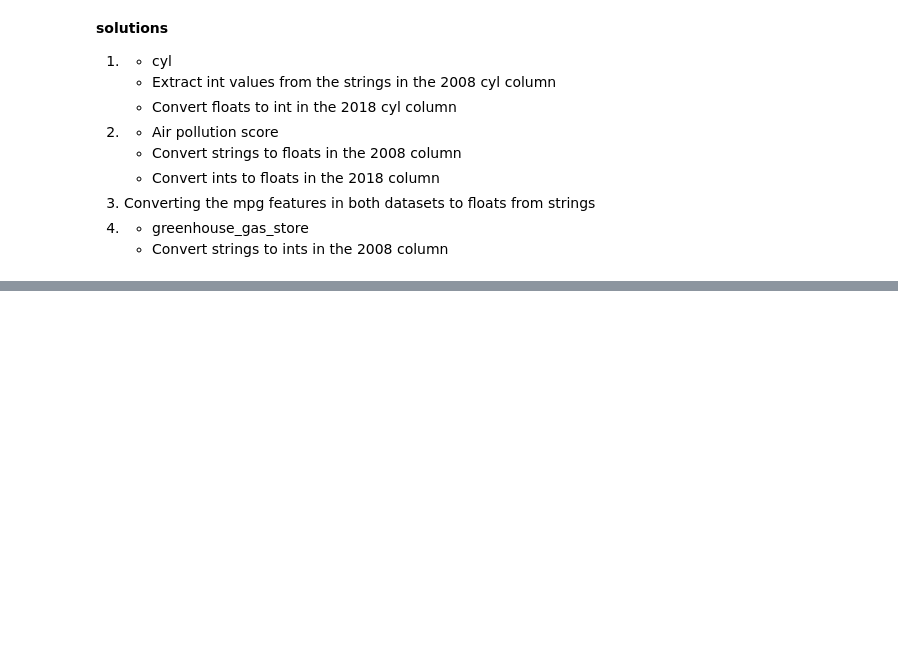
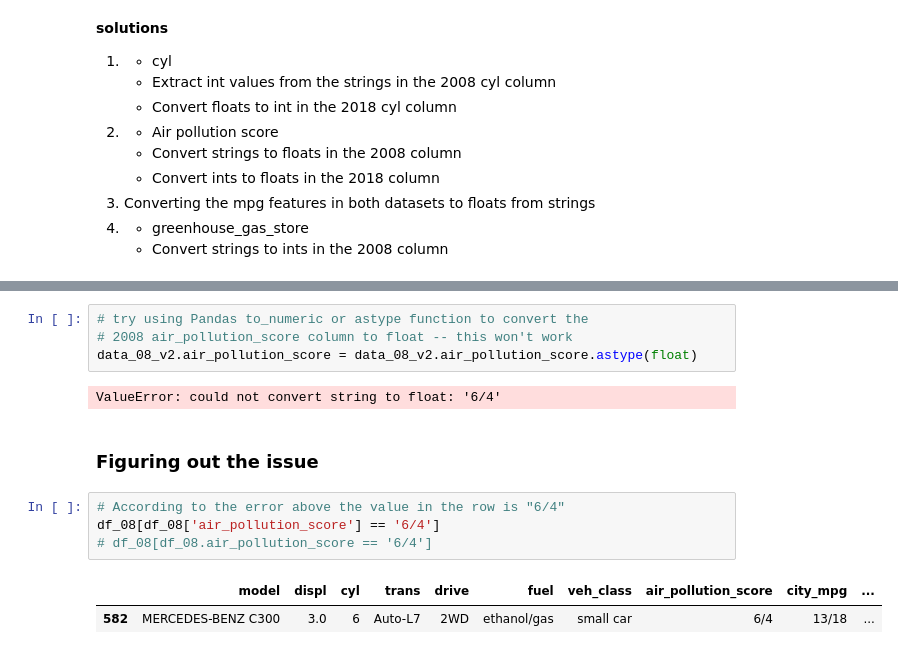
Before and after one commit to jumbamark/data_analysis, a Jupyter notebook: case_studies/second/fuel_economy.ipynb, the cells around one changed output, grey strips where cells are left out. Drawn from its saved outputs; the diff is of its cells as text; blank space fills up the shorter version.

```diff
--- a/case_studies/second/fuel_economy.ipynb
+++ b/case_studies/second/fuel_economy.ipynb
@@ -437,0 +489,15 @@ __solutions__
+# %%
+# try using Pandas to_numeric or astype function to convert the
+# 2008 air_pollution_score column to float -- this won't work
+data_08_v2.air_pollution_score = data_08_v2.air_pollution_score.astype(float)
+# %% [output]
+ValueError: could not convert string to float: '6/4'
+# %% [markdown]
+### Figuring out the issue
+# %%
+# According to the error above the value in the row is "6/4"
+df_08[df_08['air_pollution_score'] == '6/4']
+# df_08[df_08.air_pollution_score == '6/4']
+# %% [output]
+|  | model | displ | cyl | trans | drive | fuel | veh_class | air_pollution_score | city_mpg | ... |
+| 582 | MERCEDES-BENZ C300 | 3.0 | 6 | Auto-L7 | 2WD | ethanol/gas | small car | 6/4 | 13/18 | ... |
```
Also changed, not shown: parts of 43 cells of this notebook, 6 other files.
